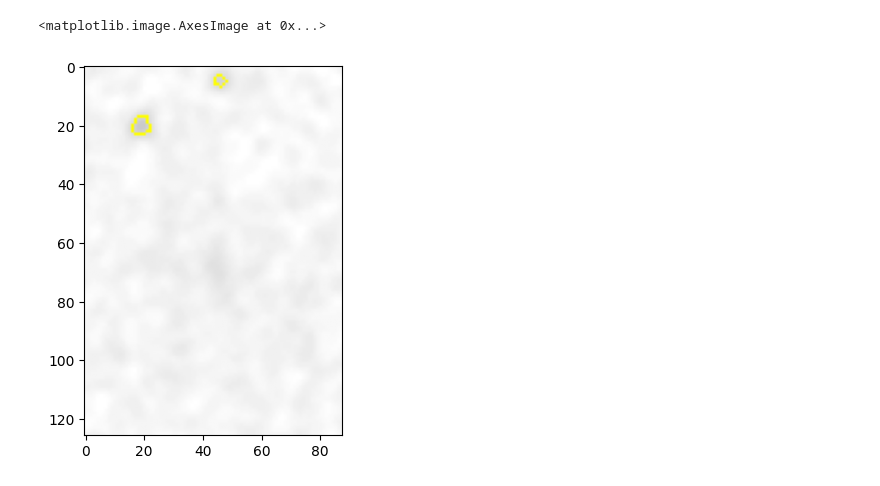
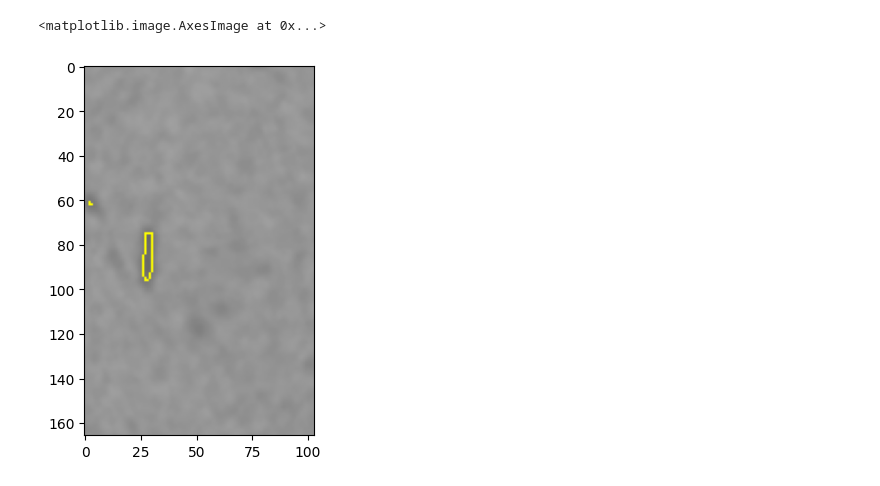
Before and after one commit to Faramarz-bagherzadeh/MicroCT_Segmentation_3DUnet, a Jupyter notebook: 4-Unsupervised_segmentation/GrabCut.ipynb, the cells around one changed output. Saved outputs shown, nothing was run; the diff lists cells and outputs as text; code cells hidden in the pictures.

```diff
--- a/4-Unsupervised_segmentation/GrabCut.ipynb
+++ b/4-Unsupervised_segmentation/GrabCut.ipynb
@@ -24,14 +24,10 @@ def coloring(data):
         colored [d] = _i
     return colored
 # %%
-data_path ='data/registered/output/fixed_low_res.tif'
-data = tifffile.imread(data_path)
-target_path = 'data/registered/output/registered_mask.tif'
-target = tifffile.imread(target_path)
-
-data , target = padd_to_proper(data,target)
-data = data [1:117,1:-1,21:109].astype('uint8')
-target = target[1:117,1:-1,21:109]
+data_path ='data/registered/output/fixed_low_res_5.tif'
+data = tifffile.imread(data_path).astype('uint8')[1:-2,40:-50,0:-25]
+target_path = 'data/registered/output/registered_mask_5.tif'
+target = tifffile.imread(target_path).astype('uint8')[1:-2,40:-50,0:-25]
 # %%
 n=0
 colored_data = coloring(data)
@@ -48,7 +44,7 @@ for h in range (data.shape[0]):
     #rect = (50,50,450,290)
     #cv.grabCut(img,mask,rect,bgdModel,fgdModel,5,cv.GC_INIT_WITH_RECT)
 
-    mask[img > 220] = 1
+    mask[img > 120] = 1
 
     mask, bgdModel, fgdModel = cv2.grabCut(cl_img, mask,None,bgdModel,fgdModel,5,cv2.GC_INIT_WITH_MASK)
 
@@ -56,10 +52,10 @@ for h in range (data.shape[0]):
 
     GrabCut[h] = mask2
 # %%
-n=30
+n=60
 plt.imshow(skimage.segmentation.mark_boundaries(colored_data[n],GrabCut[n]))
 # %% [output]
 <matplotlib.image.AxesImage at 0x...>
-[figure, old version]
+[figure, new version]
 # %%
 tifffile.imwrite('GrabCut.tif',GrabCut)
```
Also changed, not shown: 2 other files.
